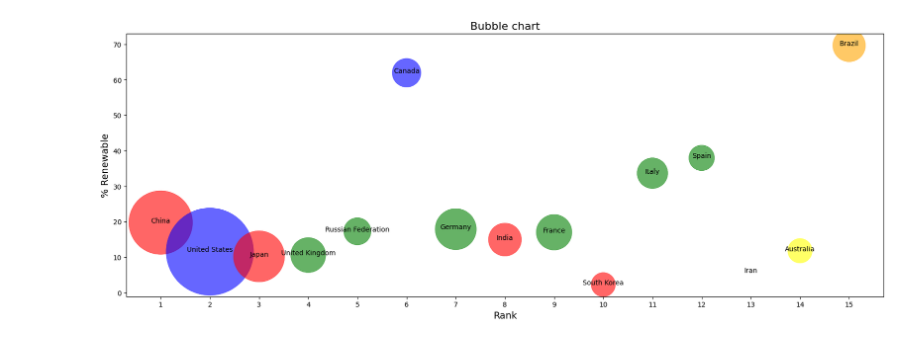
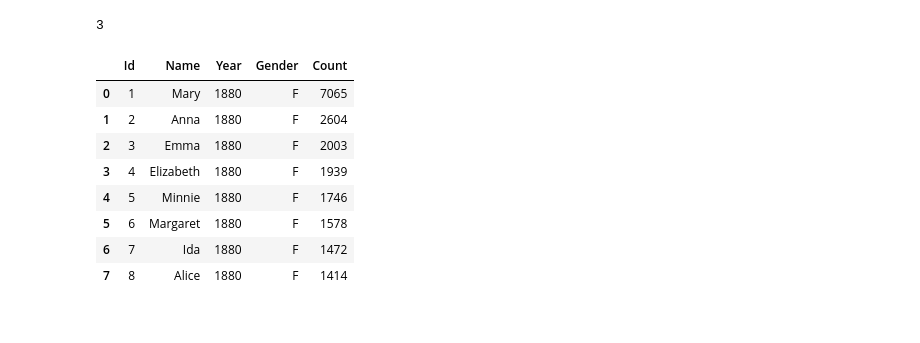
Before and after one commit to VladyslavDolzhenko/Jupyter-notebook, a Jupyter notebook: Lab3.ipynb, the cells around one changed output. Drawn from its saved outputs; the diff is of its cells as text; code cells hidden in the pictures.

```diff
--- a/Lab3.ipynb
+++ b/Lab3.ipynb
@@ -153,17 +0,0 @@ final_data.shape
-# %%
-pd.options.display.float_format = '{:.0f}'.format
-
-def task_eight(final_data):
-    gpd_columns = ['2006', '2007', '2008', '2009', '2010', '2011', '2012', '2013', '2014', '2015']
-
-    # Розрахунок середнього ВВП за кожен рядок (країну)
-    avg_gpd = final_data[gpd_columns].mean(axis=1)
-
-    avg_gpd_series = pd.Series(avg_gpd.values, index=top_15_scimagojr["Country"], name="Average GPD")
-
-    avg_gpd_series = avg_gpd_series.sort_values(ascending=False)
-
-    return avg_gpd_series
-
-average_gpd = task_eight(final_data)
-average_gpd
@@ -311,40 +1,21 @@ result
-# %%
-import matplotlib.pyplot as plt
-import seaborn as sns
-
-continent_colors = {
-    'Asia': 'red',
-    'North America': 'blue',
-    'Europe': 'green',
-    'Australia': 'yellow',
-    'South America': 'orange'
-}
-
-plt.figure(figsize=(20, 7))
-
-bubble = plt.scatter(
-    final_data['Rank'],
-    final_data['% Renewable'],
-    s=final_data['2015'] / 1e9,
-    c=final_data['Continent'].map(continent_colors),
-    alpha=0.6,
-    linewidth=0.5
-)
-
-for i in range(len(final_data)):
-    plt.annotate(
-        final_data.index[i],
-        (final_data['Rank'].iloc[i], final_data['% Renewable'].iloc[i]),
-        fontsize=10,
-        ha='center'
-    )
-
-plt.title('Bubble chart', fontsize=16)
-plt.xlabel('Rank', fontsize=14)
-plt.ylabel('% Renewable', fontsize=14)
-
-plt.xticks(final_data['Rank'])
-
-plt.show()
-# %% [output]
-[figure, removed]
+# %%
+(8 + 4) % 5 + 1
+# %% [output]
+3
+# %%
+import pandas as pd
+import matplotlib.pyplot as plt
+
+data = pd.read_csv('/home/vlad_322/Downloads/NationalNames.csv')
+
+data.head(8)
+# %% [output]
+|  | Id | Name | Year | Gender | Count |
+| 0 | 1 | Mary | 1880 | F | 7065 |
+| 1 | 2 | Anna | 1880 | F | 2604 |
+| 2 | 3 | Emma | 1880 | F | 2003 |
+| 3 | 4 | Elizabeth | 1880 | F | 1939 |
+| 4 | 5 | Minnie | 1880 | F | 1746 |
+| 5 | 6 | Margaret | 1880 | F | 1578 |
+| 6 | 7 | Ida | 1880 | F | 1472 |
+| 7 | 8 | Alice | 1880 | F | 1414 |
```
Also changed, not shown: parts of 30 cells of this notebook.
